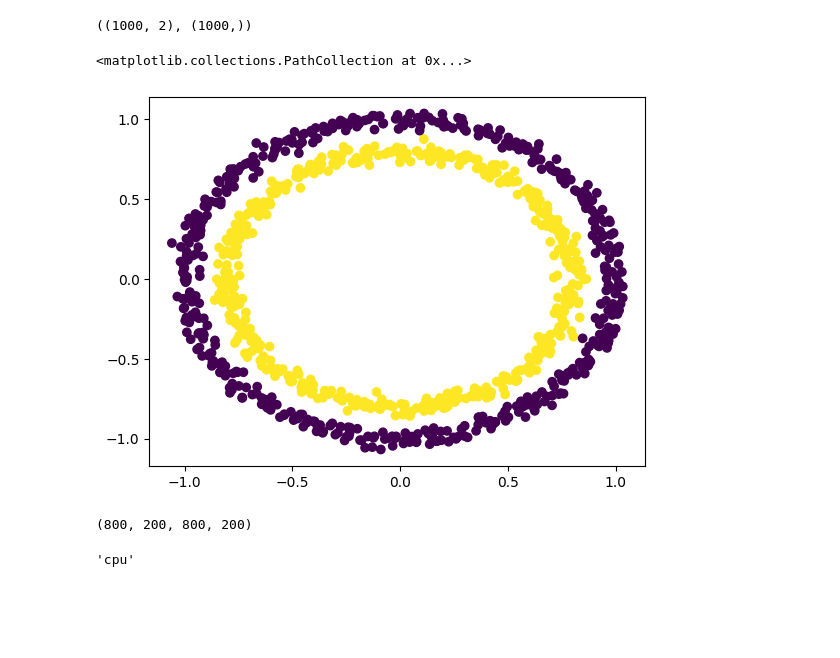
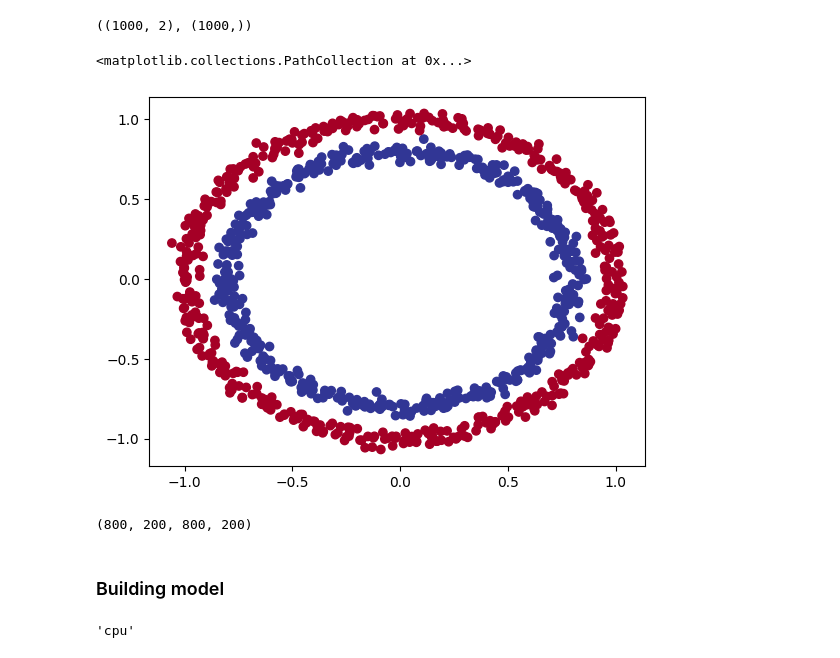
Before and after one commit to midlajmarutha/deeplearning_pytorch, a Jupyter notebook: nn_classification_with_pytorch.ipynb, the cells around one changed output. Cells and saved outputs as stored; diff of their text form; code cells hidden in the pictures; blank space fills up the shorter version.

```diff
--- a/nn_classification_with_pytorch.ipynb
+++ b/nn_classification_with_pytorch.ipynb
@@ -24,10 +30,10 @@ X.shape, y.shape
 ((1000, 2), (1000,))
 # %%
 import matplotlib.pyplot as plt
-plt.scatter(x=X[:,0],y=X[:,1],c=y)
+plt.scatter(x=X[:,0],y=X[:,1],c=y,cmap=plt.cm.RdYlBu)
 # %% [output]
 <matplotlib.collections.PathCollection at 0x...>
-[figure, old version]
+[figure, new version]
 # %%
 X,y = torch.from_numpy(X).type(torch.float), torch.from_numpy(y).type(torch.float)
 # %%
@@ -37,6 +43,8 @@ X_train, X_test, y_train, y_test = train_test_split(X,y,train_size=0.8,random_st
 len(X_train), len(X_test), len(y_train), len(y_test)
 # %% [output]
 (800, 200, 800, 200)
+# %% [markdown]
+### Building model
 # %%
 device = "cuda" if torch.cuda.is_available() else "cpu"
 device
```
Also changed, not shown: parts of 31 cells of this notebook.
